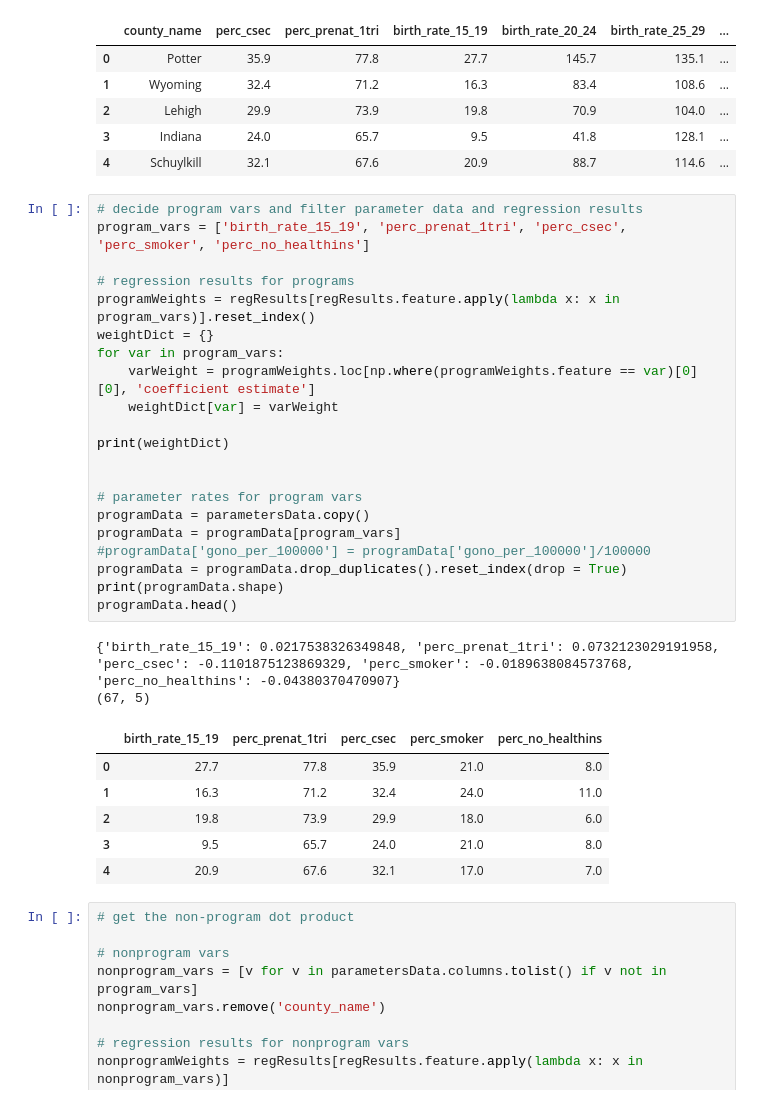
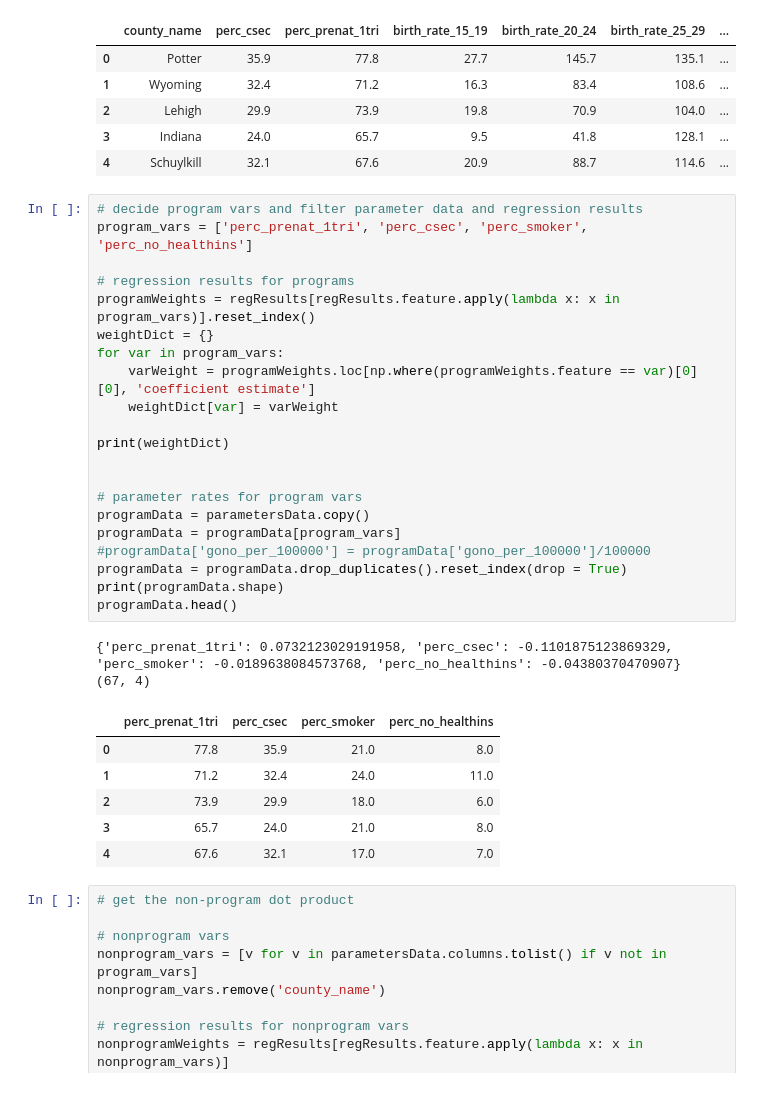
Before and after one commit to cleung-2/dabp_final, a Jupyter notebook: OptimizationCode.ipynb, the cells around one changed output. Saved outputs shown, nothing was run; the diff lists cells and outputs as text.

```diff
--- a/OptimizationCode.ipynb
+++ b/OptimizationCode.ipynb
@@ -44,34 +44,34 @@ parametersData.head()
 | 4 | Schuylkill | 32.1 | 67.6 | 20.9 | 88.7 | 114.6 | ... |
 # %%
 # decide program vars and filter parameter data and regression results
-program_vars = ['birth_rate_15_19', 'perc_prenat_1tri', 'perc_csec', 'perc_smoker', 'perc_no_healthins']
+program_vars = ['perc_prenat_1tri', 'perc_csec', 'perc_smoker', 'perc_no_healthins']
 
 # regression results for programs
 programWeights = regResults[regResults.feature.apply(lambda x: x in program_vars)].reset_index()
 weightDict = {}
 for var in program_vars:
     varWeight = programWeights.loc[np.where(programWeights.feature == var)[0][0], 'coefficient estimate']
     weightDict[var] = varWeight
 
 print(weightDict)
 
 
 # parameter rates for program vars
 programData = parametersData.copy()
 programData = programData[program_vars]
 #programData['gono_per_100000'] = programData['gono_per_100000']/100000
 programData = programData.drop_duplicates().reset_index(drop = True)
 print(programData.shape)
 programData.head()
 # %% [output]
-{'birth_rate_15_19': 0.0217538326349848, 'perc_prenat_1tri': 0.0732123029191958, 'perc_csec': -0.1101875123869329, 'perc_smoker': -0.0189638084573768, 'perc_no_healthins': -0.04380370470907}
-(67, 5)
+{'perc_prenat_1tri': 0.0732123029191958, 'perc_csec': -0.1101875123869329, 'perc_smoker': -0.0189638084573768, 'perc_no_healthins': -0.04380370470907}
+(67, 4)
-|  | birth_rate_15_19 | perc_prenat_1tri | perc_csec | perc_smoker | perc_no_healthins |
-| 0 | 27.7 | 77.8 | 35.9 | 21.0 | 8.0 |
-| 1 | 16.3 | 71.2 | 32.4 | 24.0 | 11.0 |
-| 2 | 19.8 | 73.9 | 29.9 | 18.0 | 6.0 |
-| 3 | 9.5 | 65.7 | 24.0 | 21.0 | 8.0 |
-| 4 | 20.9 | 67.6 | 32.1 | 17.0 | 7.0 |
+|  | perc_prenat_1tri | perc_csec | perc_smoker | perc_no_healthins |
+| 0 | 77.8 | 35.9 | 21.0 | 8.0 |
+| 1 | 71.2 | 32.4 | 24.0 | 11.0 |
+| 2 | 73.9 | 29.9 | 18.0 | 6.0 |
+| 3 | 65.7 | 24.0 | 21.0 | 8.0 |
+| 4 | 67.6 | 32.1 | 17.0 | 7.0 |
 # %%
 # get the non-program dot product
 
```
Also changed, not shown: parts of 20 cells of this notebook.
